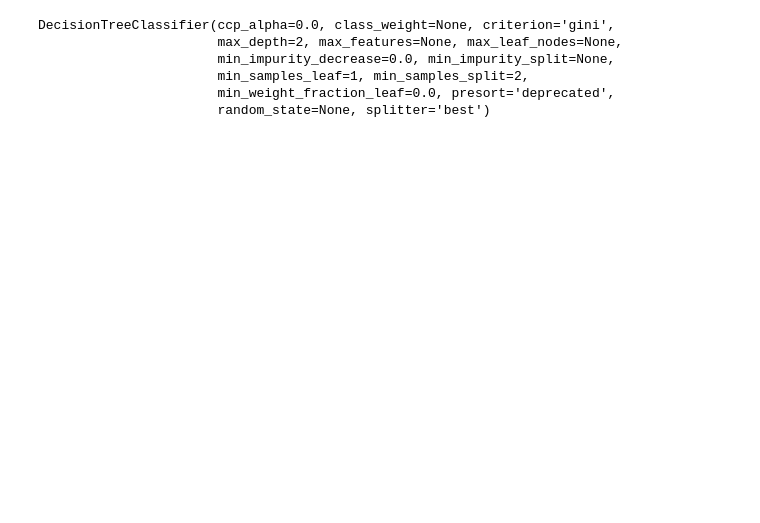
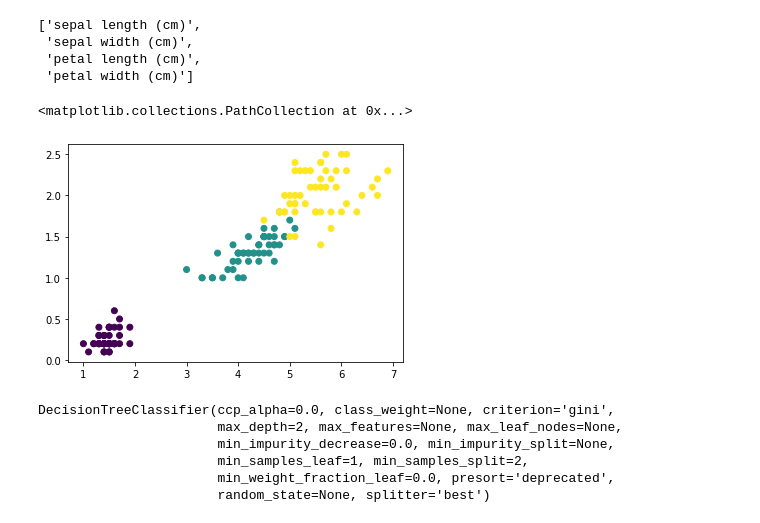
Before and after one commit to ZackAkil/iris-dataset-3d-marbles, a Jupyter notebook: scikit learn iris decision tree.ipynb, the cells around one changed output. Saved outputs shown, nothing was run; the diff lists cells and outputs as text; code cells hidden in the pictures; blank space fills up the shorter version.

```diff
--- a/scikit learn iris decision tree.ipynb
+++ b/scikit learn iris decision tree.ipynb
@@ -8,6 +8,19 @@ from sklearn.datasets import load_iris
 iris = load_iris()
 X = iris.data
 y = iris.target
+# %%
+iris.feature_names
+# %% [output]
+['sepal length (cm)',
+ 'sepal width (cm)',
+ 'petal length (cm)',
+ 'petal width (cm)']
+# %%
+import matplotlib.pyplot as plt
+plt.scatter(X[:,2], X[:,3], c=y)
+# %% [output]
+<matplotlib.collections.PathCollection at 0x...>
+[figure, added]
 # %%
 # import desicion tree package
 from sklearn import tree
```
Also changed, not shown: parts of 2 cells of this notebook.
